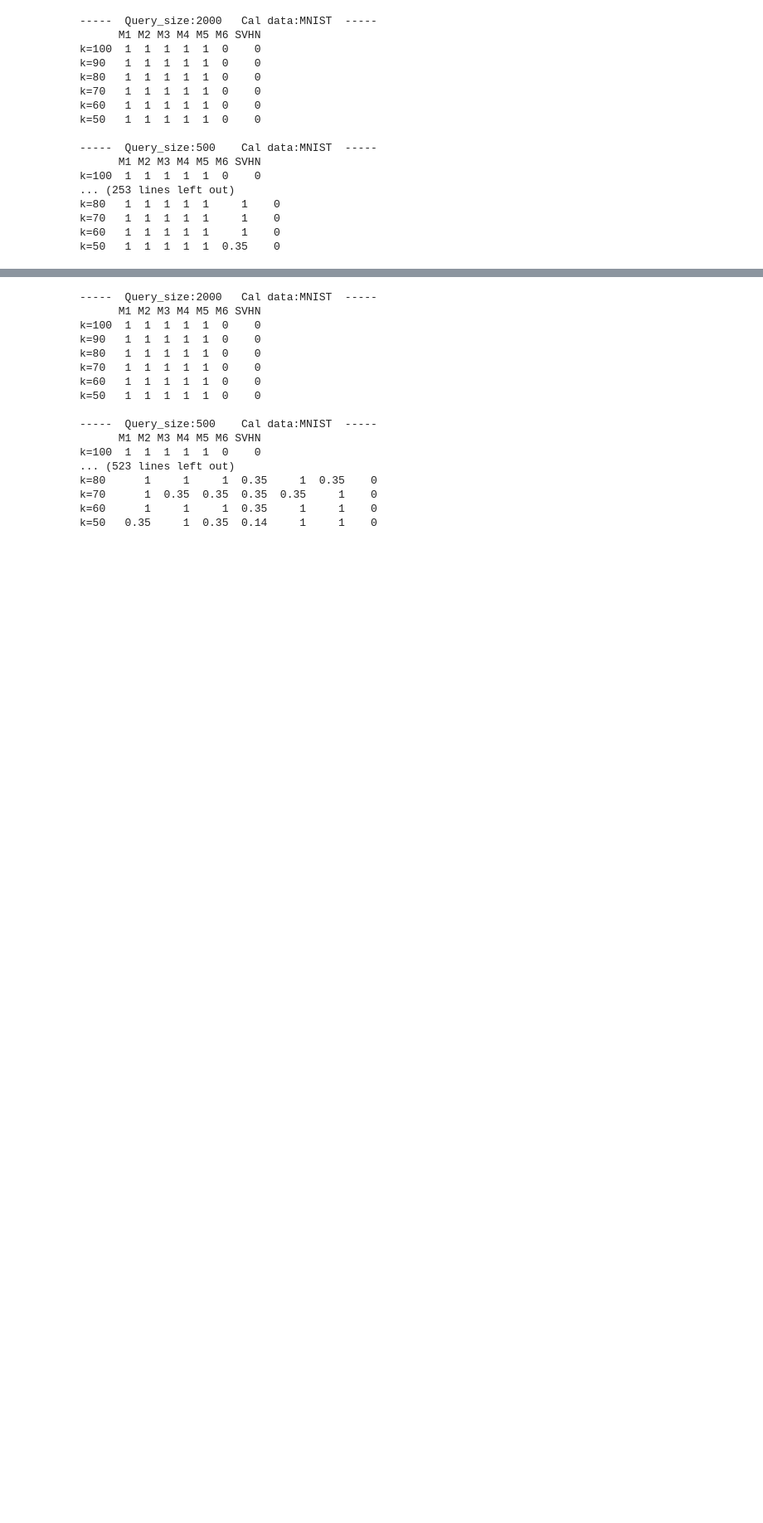
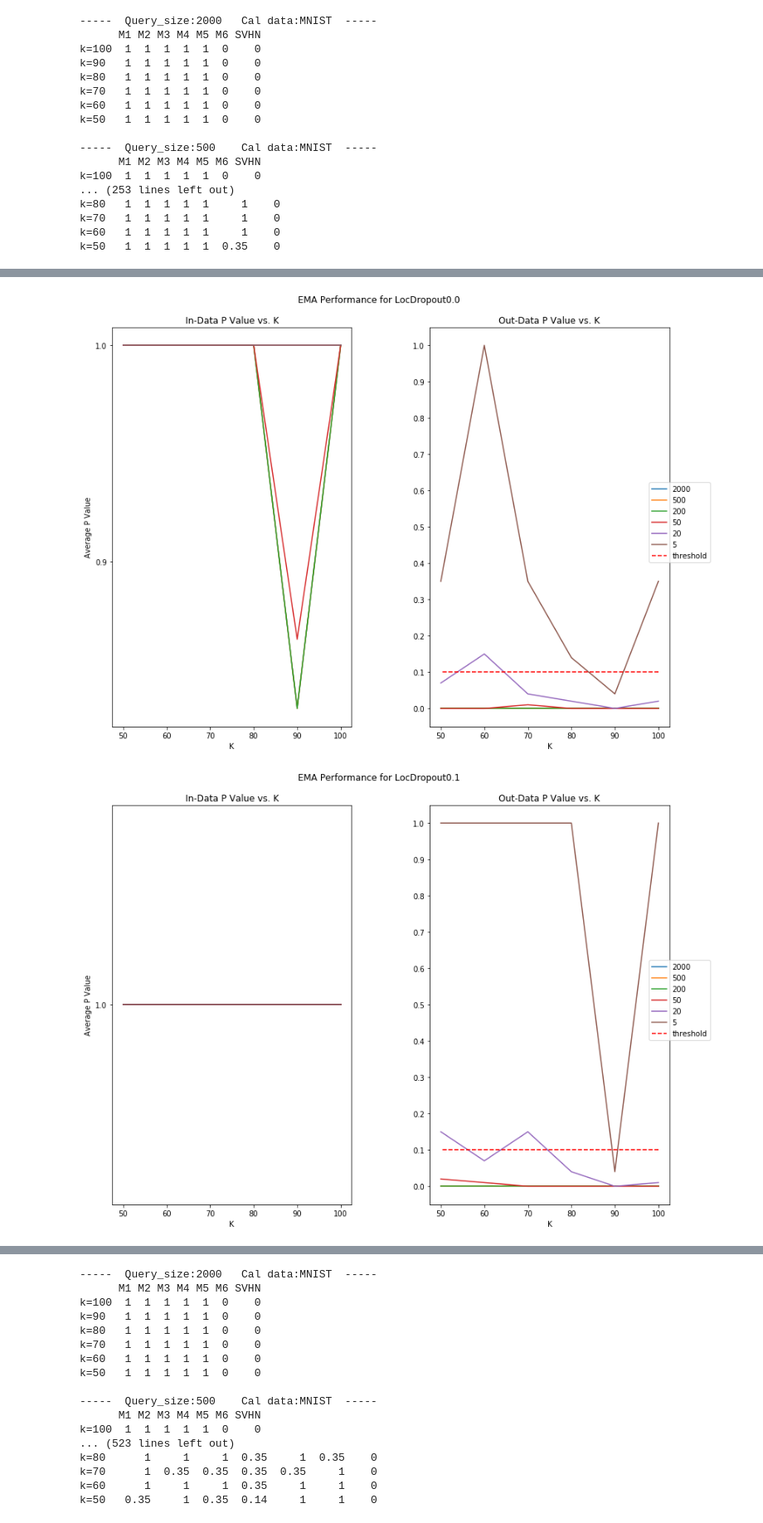
Before and after one commit to ayush-alag/DataAuditing, a Jupyter notebook: aggregate_result.ipynb, the cells around one changed output, grey strips where cells are left out. Shown at 83% size. Drawn from its saved outputs; the diff is of its cells as text; code cells hidden in the pictures; blank space fills up the shorter version.

```diff
--- a/aggregate_result.ipynb
+++ b/aggregate_result.ipynb
@@ -129,12 +153,21 @@ NameError: name 'graph_200' is not defined
 # %%
-def graph_tables(tables):
+def graph_tables(tables, no_svhn=False):
     # separate line for each query size, two graphs per experiment
     # average M1 - M5 vs M6, SVHN for each k, plot against k
     for expt, group in groupby(tables, key = lambda x: x.expt):
         fig = plt.figure()
-        ax1 = plt.subplot(2, 2, (1, 2))
-        ax2 = plt.subplot(2, 2, 3)
-        ax3 = plt.subplot(2, 2, 4)
+
+        axes = []
+        if not no_svhn:
+            ax1 = plt.subplot(2, 2, (1, 2))
+            ax2 = plt.subplot(2, 2, 3)
+            ax3 = plt.subplot(2, 2, 4)
+            axes = [ax1, ax2, ax3]
+        else:
+            ax1 = plt.subplot(1, 2, 1)
+            ax2 = plt.subplot(1, 2, 2)
+            axes = [ax1, ax2]
+
         fig.tight_layout(pad=2.0)
         fig.set_size_inches(12.5, 9.5)
         if "re-dropout" in expt:
@@ -150,10 +183,12 @@ def graph_tables(tables):
         ax1.set_title("In-Data P Value vs. K")
         ax2.set_xlabel("K")
         ax2.set_title("Out-Data P Value vs. K")
-        ax3.set_title("SVHN P Value vs. K")
-        ax3.set_xlabel("K")
-        ax3.set_ylabel("P Value")
-        for ax in [ax1, ax2, ax3]:
+        if not no_svhn:
+            ax3.set_title("SVHN P Value vs. K")
+            ax3.set_xlabel("K")
+            ax3.set_ylabel("P Value")
+
+        for ax in axes:
             ax.set_yticks(np.arange(0, 1.01, 0.1))
         for size_table in group:
             table = size_table.table
@@ -166,14 +201,16 @@ def graph_tables(tables):
                 k_val = int(index.strip("k="))
                 in_data = list(row[['M1', 'M2', 'M3', 'M4', 'M5']])
                 out_data = row['M6']
-                svhn = row['SVHN']
                 ks.append(k_val)
                 ins.append(np.mean(in_data))
                 outs.append(out_data)
-                svhns.append(svhn)
+                if not no_svhn:
+                    svhn = row['SVHN']
+                    svhns.append(svhn)
             ax1.plot(ks, ins, label=size)
             ax2.plot(ks, outs, label=size)
-            ax3.plot(ks, svhns, label=size)
+            if not no_svhn:
+                ax3.plot(ks, svhns, label=size)
         ax2.plot(ks, [0.1]*len(ks), 'r--', label="threshold")
 
         lines = []
@@ -204,0 +234,5 @@ graph_tables(tables_plateau)
+# %%
+graph_tables(tables, no_svhn=True)
+# %% [output]
+[figure, added]
+[figure, added]
```
Also changed, not shown: parts of 11 cells of this notebook, 7 other files.
